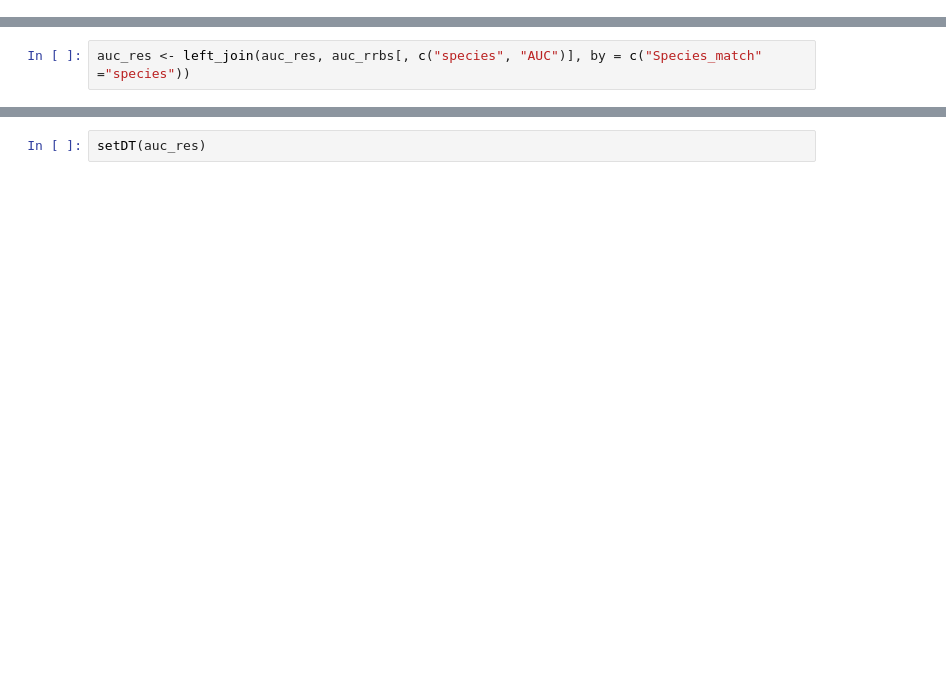
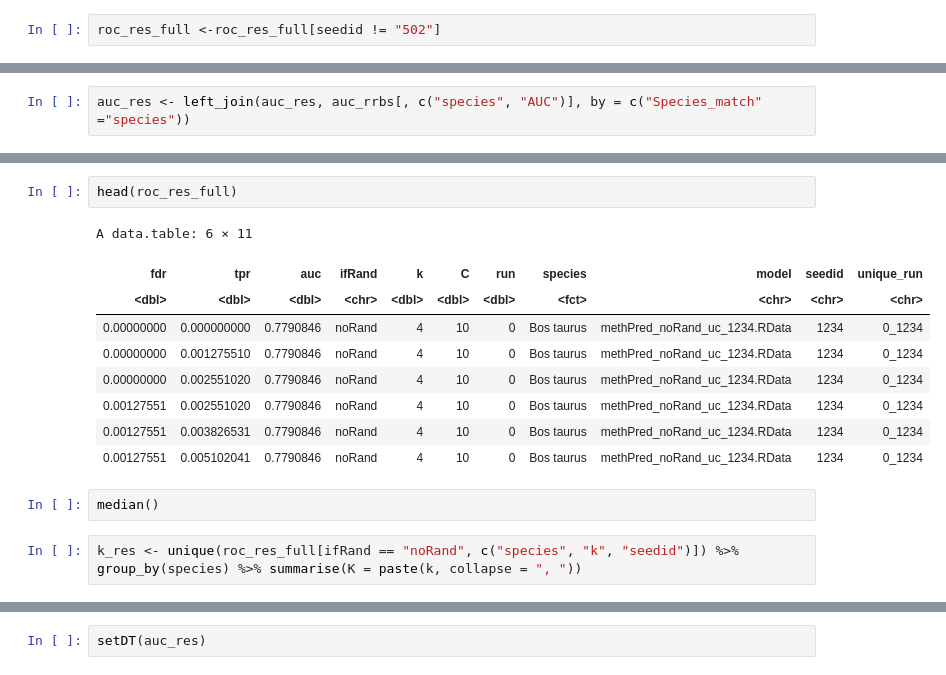
Before and after one commit to epigen/DNAmeth500species, a Jupyter notebook: src/validation/03.4.1_WGBS_prediction_summary.ipynb, the cells around one changed output, grey strips where cells are left out. Saved outputs shown, nothing was run; the diff lists cells and outputs as text; blank space fills up the shorter version.

```diff
--- a/src/validation/03.4.1_WGBS_prediction_summary.ipynb
+++ b/src/validation/03.4.1_WGBS_prediction_summary.ipynb
@@ -110 +120,3 @@ A data.table: 6 × 11
+# %%
+roc_res_full <-roc_res_full[seedid != "502"]
 # %%
@@ -167,0 +211,16 @@ auc_res <- left_join(auc_res, auc_rrbs[, c("species", "AUC")], by = c("Species_m
+# %%
+head(roc_res_full)
+# %% [output]
+A data.table: 6 × 11
+| fdr | tpr | auc | ifRand | k | C | run | species | model | seedid | unique_run |
+| <dbl> | <dbl> | <dbl> | <chr> | <dbl> | <dbl> | <dbl> | <fct> | <chr> | <chr> | <chr> |
+| 0.00000000 | 0.000000000 | 0.7790846 | noRand | 4 | 10 | 0 | Bos taurus | methPred_noRand_uc_1234.RData | 1234 | 0_1234 |
+| 0.00000000 | 0.001275510 | 0.7790846 | noRand | 4 | 10 | 0 | Bos taurus | methPred_noRand_uc_1234.RData | 1234 | 0_1234 |
+| 0.00000000 | 0.002551020 | 0.7790846 | noRand | 4 | 10 | 0 | Bos taurus | methPred_noRand_uc_1234.RData | 1234 | 0_1234 |
+| 0.00127551 | 0.002551020 | 0.7790846 | noRand | 4 | 10 | 0 | Bos taurus | methPred_noRand_uc_1234.RData | 1234 | 0_1234 |
+| 0.00127551 | 0.003826531 | 0.7790846 | noRand | 4 | 10 | 0 | Bos taurus | methPred_noRand_uc_1234.RData | 1234 | 0_1234 |
+| 0.00127551 | 0.005102041 | 0.7790846 | noRand | 4 | 10 | 0 | Bos taurus | methPred_noRand_uc_1234.RData | 1234 | 0_1234 |
+# %%
+median()
+# %%
+k_res <- unique(roc_res_full[ifRand == "noRand", c("species", "k", "seedid")]) %>% group_by(species) %>% summarise(K = paste(k, collapse = ", "))
```
Also changed, not shown: parts of 35 cells of this notebook, 3 other files.
